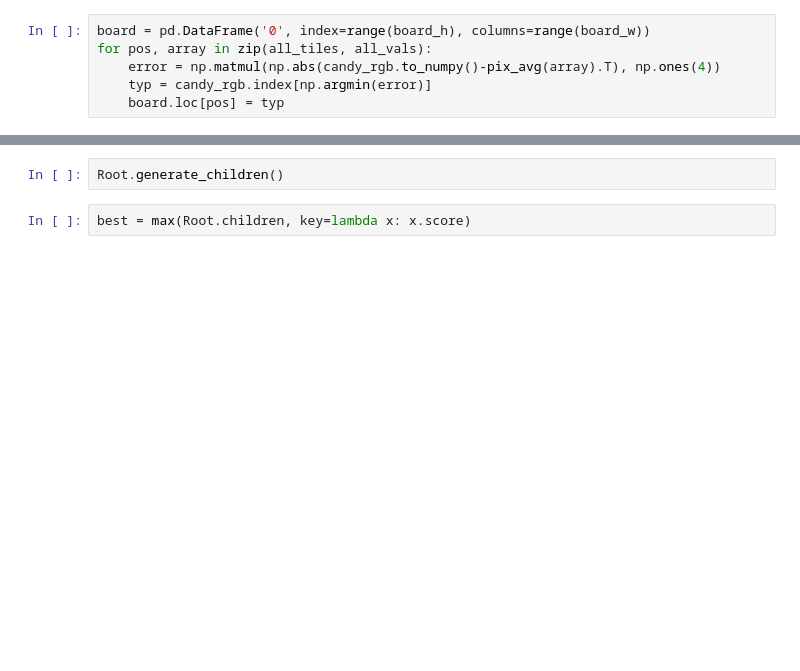
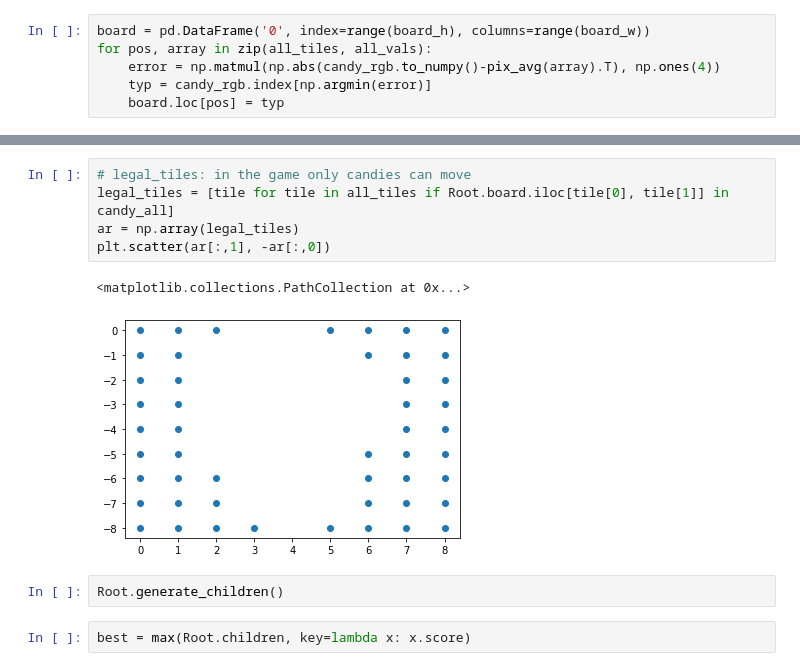
Before and after one commit to danielskih/Candy-crush-bot, a Jupyter notebook: Candy crash v6.ipynb, the cells around one changed output, grey strips where cells are left out. Drawn from its saved outputs; the diff is of its cells as text; blank space fills up the shorter version.

```diff
--- a/Candy crash v6.ipynb
+++ b/Candy crash v6.ipynb
@@ -287,3 +285,11 @@ Root = GameState(board)
+# %%
+# legal_tiles: in the game only candies can move
+legal_tiles = [tile for tile in all_tiles if Root.board.iloc[tile[0], tile[1]] in candy_all]
+ar = np.array(legal_tiles)
+plt.scatter(ar[:,1], -ar[:,0])
+# %% [output]
+<matplotlib.collections.PathCollection at 0x...>
+[figure, added]
 # %%
 Root.generate_children()
 # %%
```
Also changed, not shown: parts of 23 cells of this notebook, 5 other files.
